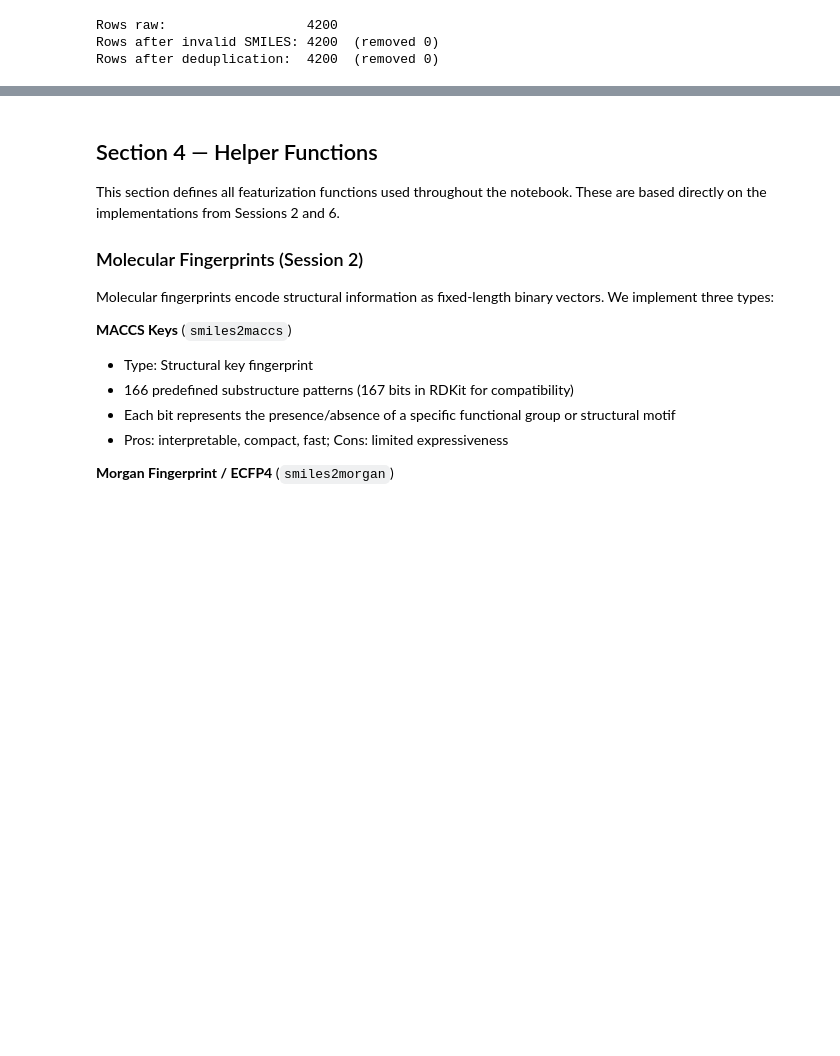
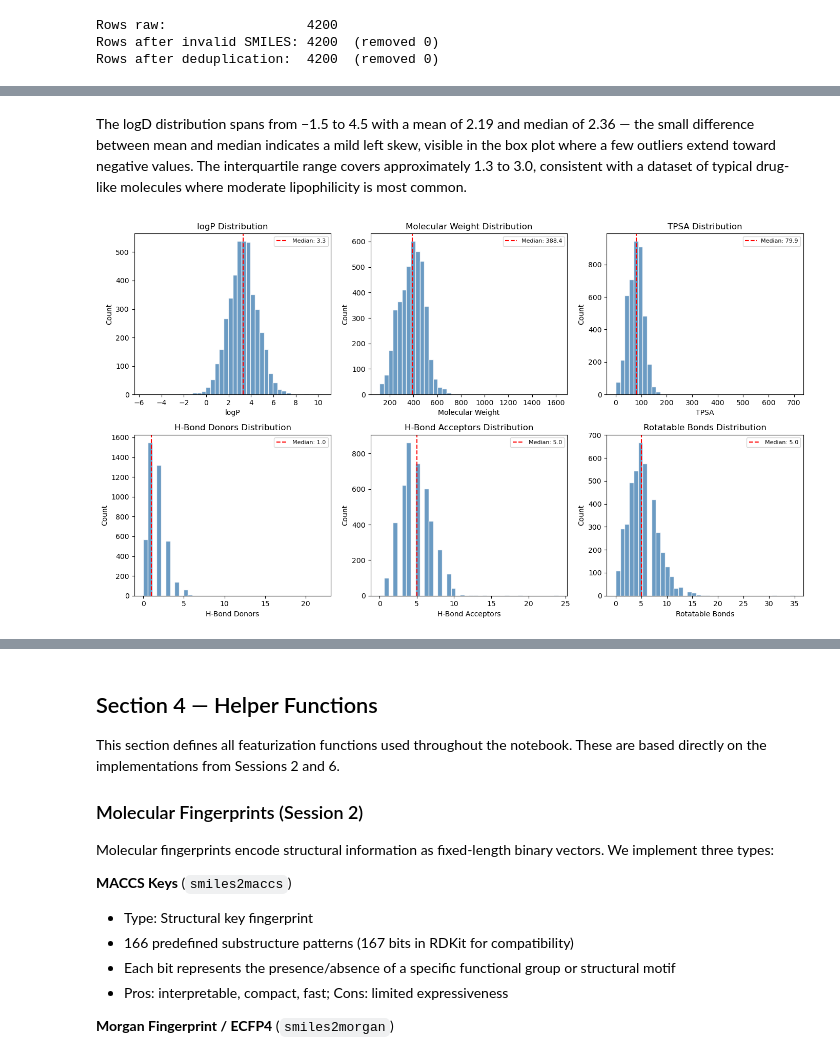
Before and after one commit to ambiddisco/ML4DD-lipophilicity, a Jupyter notebook: Lipophilicity.ipynb, the cells around one changed output, grey strips where cells are left out. Drawn from its saved outputs; the diff is of its cells as text; code cells hidden in the pictures; blank space fills up the shorter version.

```diff
--- a/Lipophilicity.ipynb
+++ b/Lipophilicity.ipynb
@@ -228,0 +270,27 @@ As expected from a well-curated dataset, no molecules were removed — all 4,200
+# %% [markdown]
+The logD distribution spans from −1.5 to 4.5 with a mean of 2.19 and median of 2.36 — the small difference between mean and median indicates a mild left skew, visible in the box plot where a few outliers extend toward negative values. The interquartile range covers approximately 1.3 to 3.0, consistent with a dataset of typical drug-like molecules where moderate lipophilicity is most common.
+# %%
+# ── 2. Molecular properties distributions ─────────────────────────────────────
+props = {
+    'logP':             'logp',
+    'Molecular Weight': 'mol_wt',
+    'TPSA':             'tpsa',
+    'H-Bond Donors':    'hbd',
+    'H-Bond Acceptors': 'hba',
+    'Rotatable Bonds':  'rot_bonds',
+}
+
+fig, axes = plt.subplots(2, 3, figsize=(14, 8))
+for ax, (title, col) in zip(axes.flatten(), props.items()):
+    ax.hist(df[col], bins=40, color='steelblue', edgecolor='white', alpha=0.8)
+    ax.axvline(df[col].median(), color='red', linestyle='--',
+               label=f'Median: {df[col].median():.1f}')
+    ax.set_xlabel(title)
+    ax.set_ylabel('Count')
+    ax.set_title(f'{title} Distribution')
+    ax.legend(fontsize=8)
+
+plt.tight_layout()
+plt.show()
+# %% [output]
+[figure, added]
```
Also changed, not shown: parts of 6 cells of this notebook.
